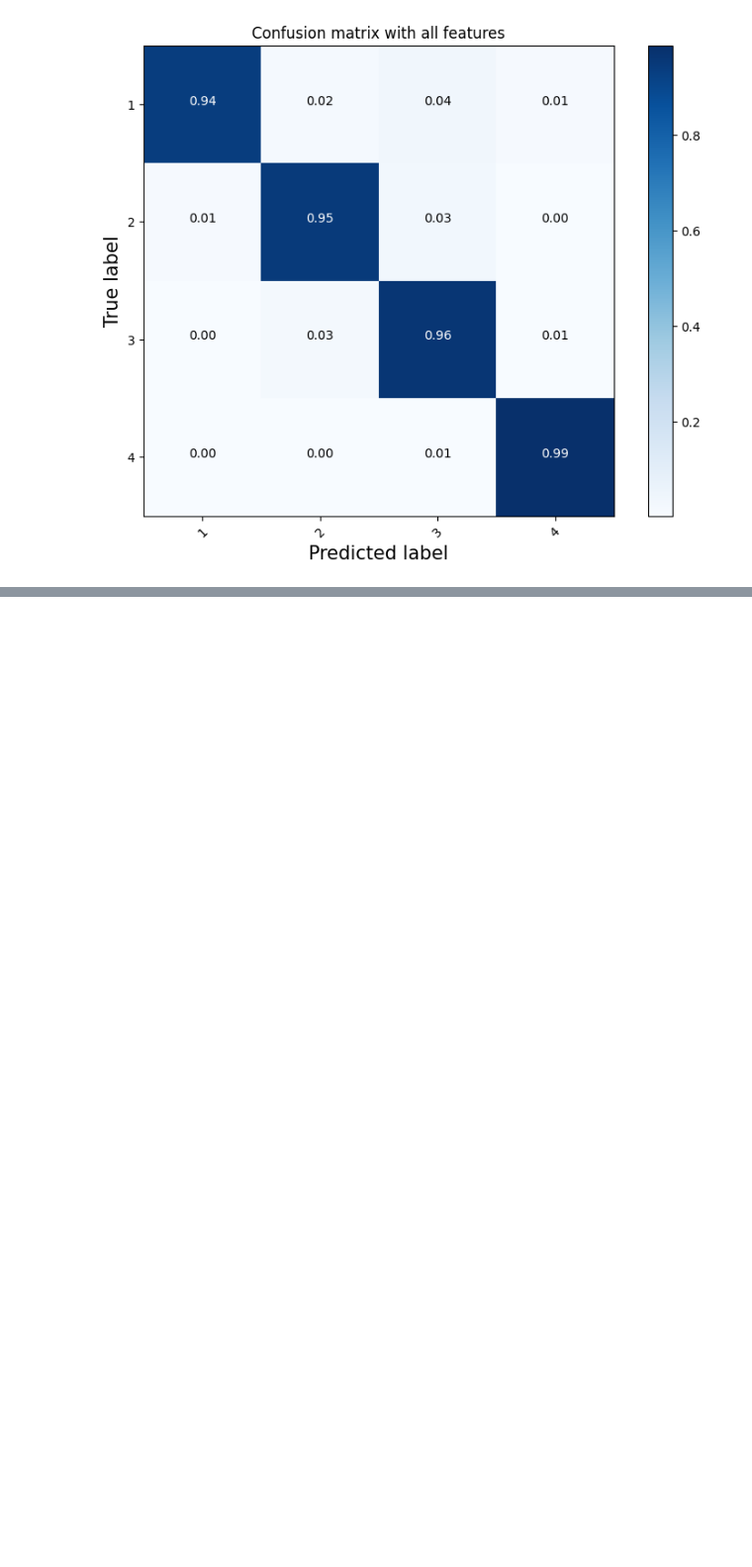
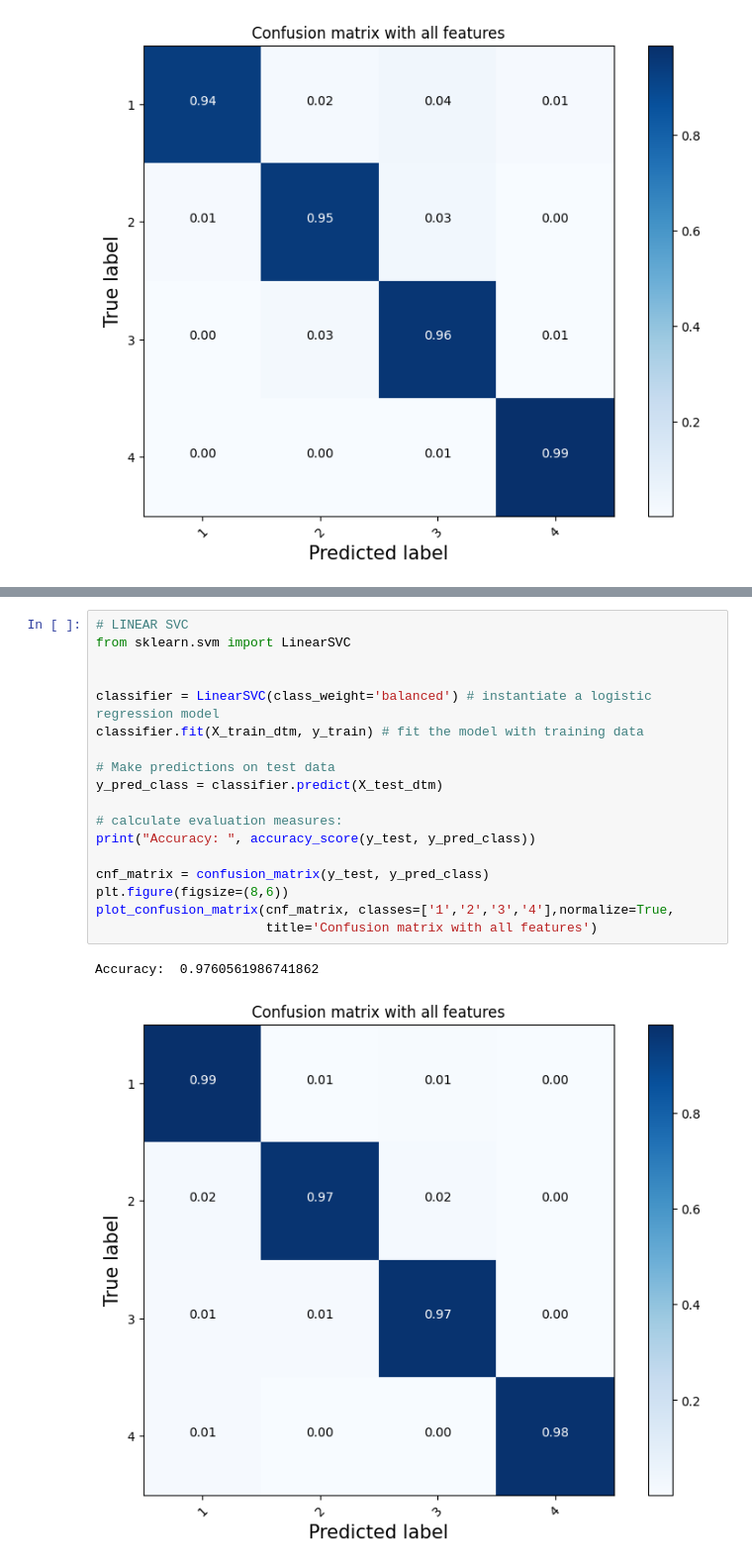
Before and after one commit to IgorJonjic/Comparing-Text-Classification-algorithms, a Jupyter notebook: data_preprocessing.ipynb, the cells around one changed output, grey strips where cells are left out. Shown at 99% size. Saved outputs shown, nothing was run; the diff lists cells and outputs as text; blank space fills up the shorter version.

Commit message:
classifiers tested

```diff
--- a/data_preprocessing.ipynb
+++ b/data_preprocessing.ipynb
@@ -201,0 +226,21 @@ Accuracy:  0.955080637182151
+# %%
+# LINEAR SVC
+from sklearn.svm import LinearSVC
+
+
+classifier = LinearSVC(class_weight='balanced') # instantiate a logistic regression model
+classifier.fit(X_train_dtm, y_train) # fit the model with training data
+
+# Make predictions on test data
+y_pred_class = classifier.predict(X_test_dtm)
+
+# calculate evaluation measures:
+print("Accuracy: ", accuracy_score(y_test, y_pred_class))
+
+cnf_matrix = confusion_matrix(y_test, y_pred_class)
+plt.figure(figsize=(8,6))
+plot_confusion_matrix(cnf_matrix, classes=['1','2','3','4'],normalize=True,
+                      title='Confusion matrix with all features')
+# %% [output]
+Accuracy:  0.9760561986741862
+[figure, added]
```
Also changed, not shown: parts of 2 cells of this notebook.
